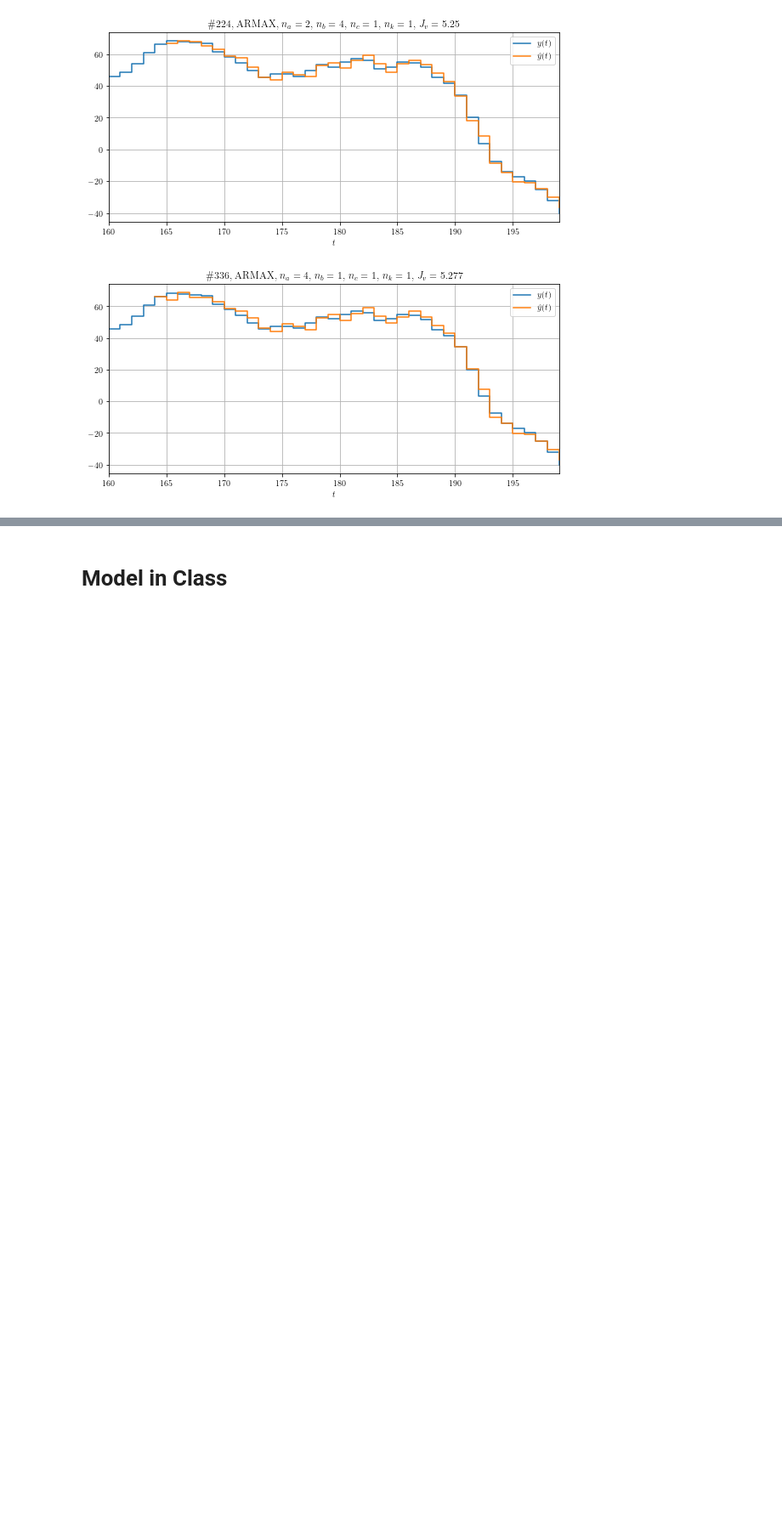
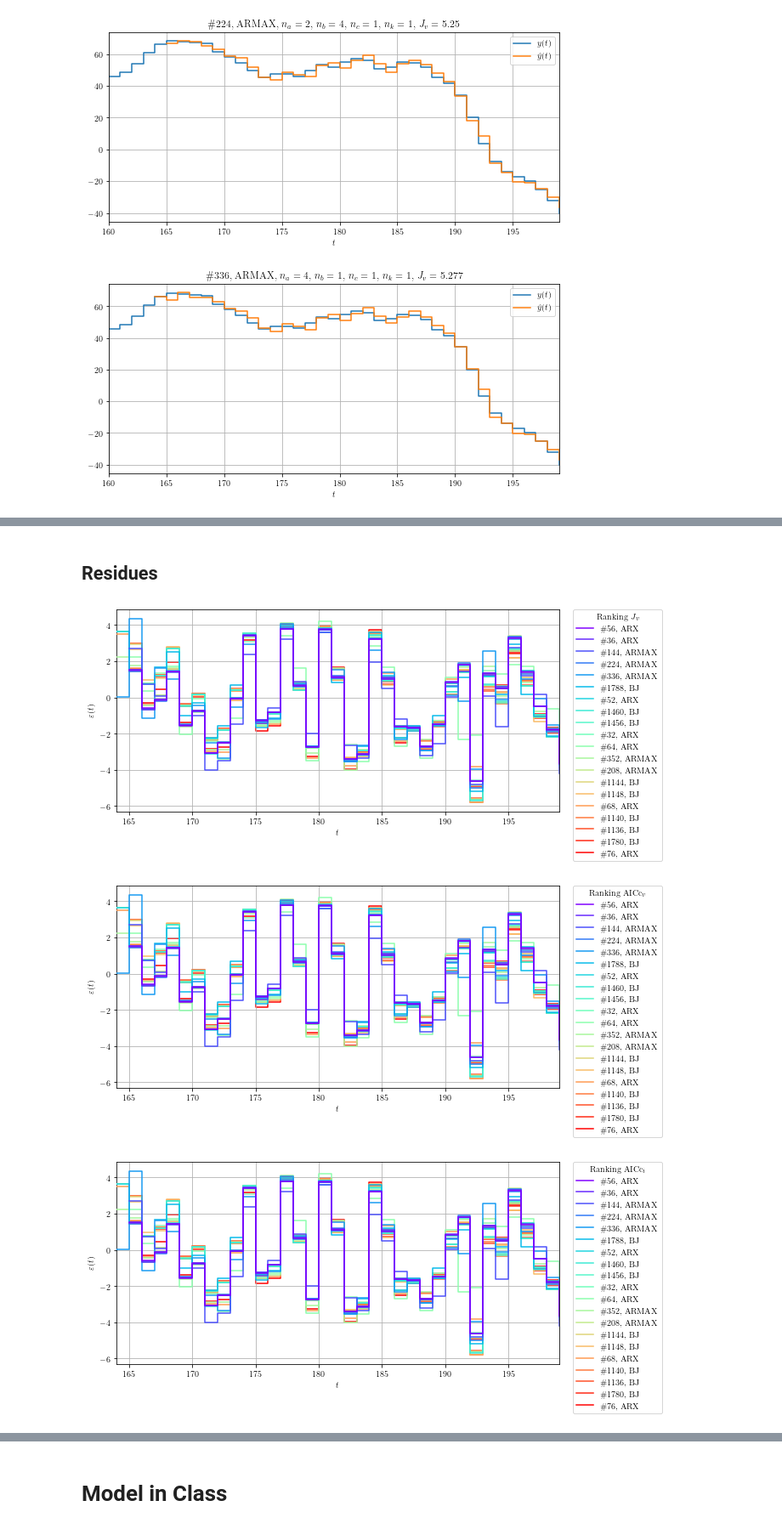
Before and after one commit to GuiBeal/system-identification, a Jupyter notebook: Python/main.ipynb, the cells around one changed output, grey strips where cells are left out. Shown at 85% size. Saved outputs shown, nothing was run; the diff lists cells and outputs as text; code cells hidden in the pictures; blank space fills up the shorter version.

```diff
--- a/Python/main.ipynb
+++ b/Python/main.ipynb
@@ -644,0 +671,29 @@ for i, (index, model) in enumerate(models.sort_values(by=['Jv']).iterrows()):
+# %% [markdown]
+## Residues
+# %%
+qty = 20
+for criterion in ['Jv', 'AICCv', 'AICCi']:
+  fig = plt.figure(figsize=(8,4))
+  colors = iter(plt.cm.rainbow(np.linspace(0, 1, qty)))
+  min_t = 1E1000
+  for i, (index, model) in enumerate(models.sort_values(by=['Jv']).iterrows()):
+    if i >= qty:
+      break
+    color = next(colors)
+
+    min_t = min(min_t, t_v[int(model.delay)])
+
+    plt.plot(t_v[int(model.delay):], model.ev, drawstyle='steps-post', zorder=qty-i, label=f"\\#{index}, {model.model}", color=color)
+
+  plt.xlabel('$t$')
+  plt.ylabel('$\\varepsilon(t)$')
+  plt.xlim(min_t, t_v[-1])
+  plt.grid()
+  leg = fig.legend(title=f'Ranking {costs[criterion]}', bbox_to_anchor=(1.2, 0.98))
+  plt.tight_layout()
+  plt.savefig(figPath + f'residue_{criterion}.' + figExt, format=figExt, bbox_extra_artists=(leg,), bbox_inches='tight')
+  plt.show()
+# %% [output]
+[figure, added]
+[figure, added]
+[figure, added]
```
Also changed, not shown: parts of 4 cells of this notebook, 30 other files.
